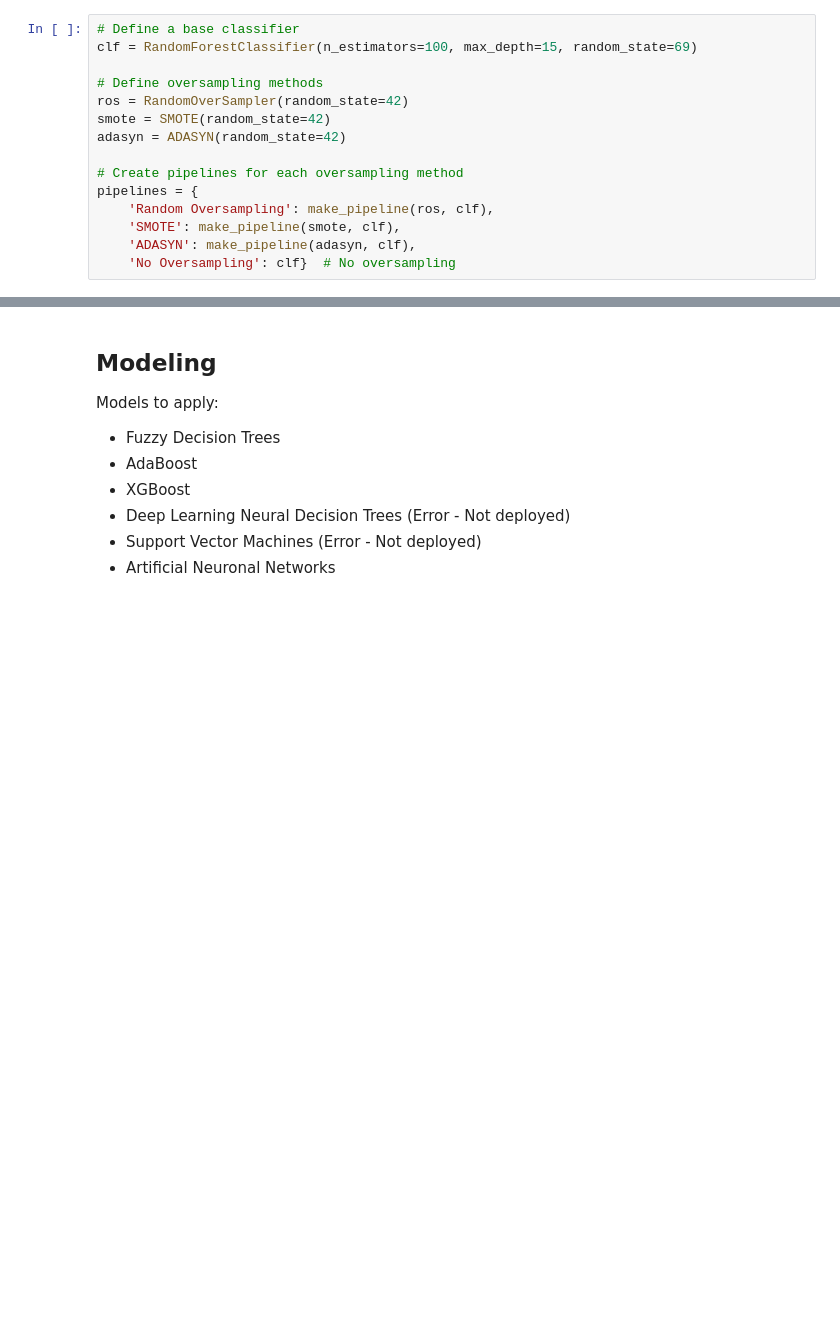
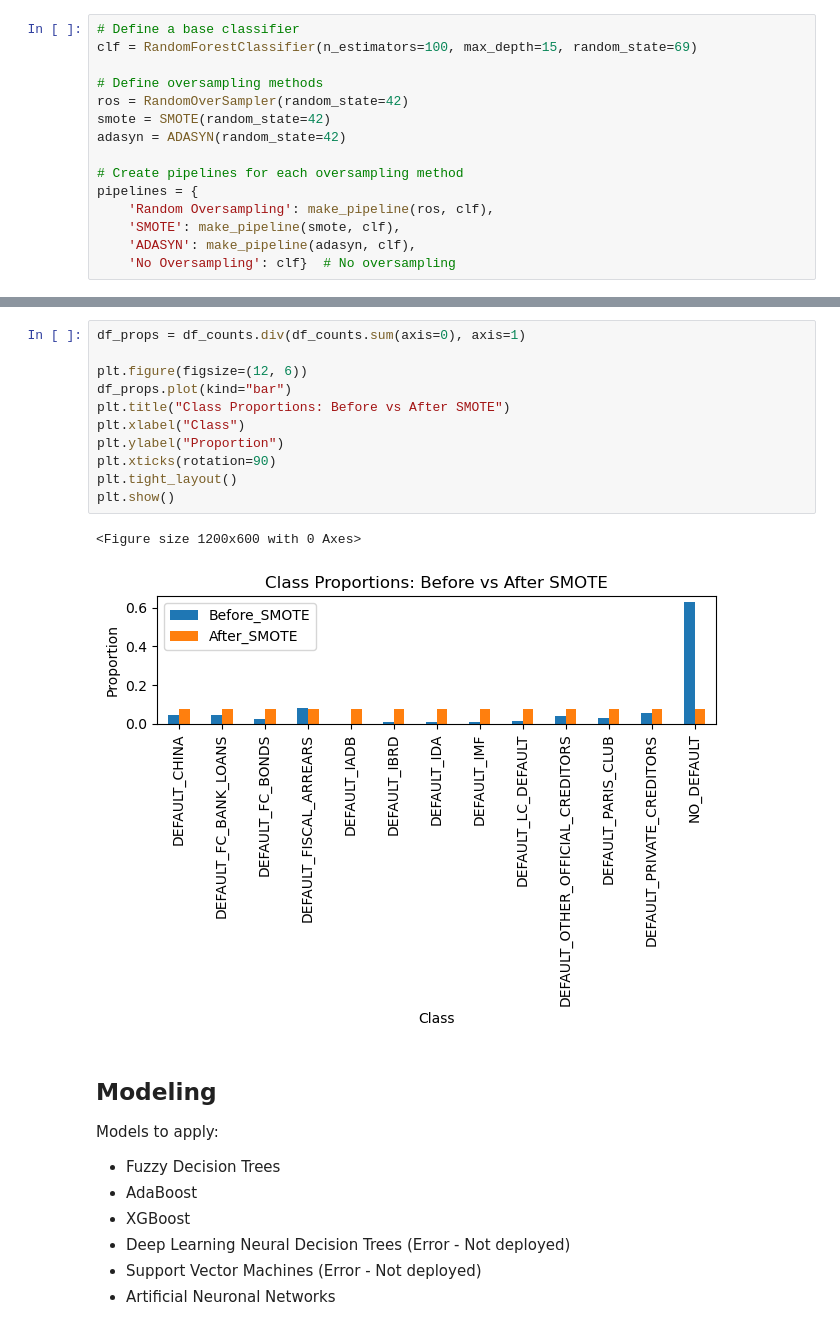
Before and after one commit to michavendagno99/Machine-Learning---Sovereign-Default, a Jupyter notebook: Thesis_Final.ipynb, the cells around one changed output, grey strips where cells are left out. Drawn from its saved outputs; the diff is of its cells as text; blank space fills up the shorter version.

```diff
--- a/Thesis_Final.ipynb
+++ b/Thesis_Final.ipynb
@@ -594,3 +449,17 @@ X_train_Default_Paris_Club, X_test_Default_Paris_Club, y_train_Default_Paris_Clu
+# %%
+df_props = df_counts.div(df_counts.sum(axis=0), axis=1)
+
+plt.figure(figsize=(12, 6))
+df_props.plot(kind="bar")
+plt.title("Class Proportions: Before vs After SMOTE")
+plt.xlabel("Class")
+plt.ylabel("Proportion")
+plt.xticks(rotation=90)
+plt.tight_layout()
+plt.show()
+# %% [output]
+<Figure size 1200x600 with 0 Axes>
+[figure, added]
 # %% [markdown]
 ## Modeling
 
```
Also changed, not shown: parts of 111 cells of this notebook.
